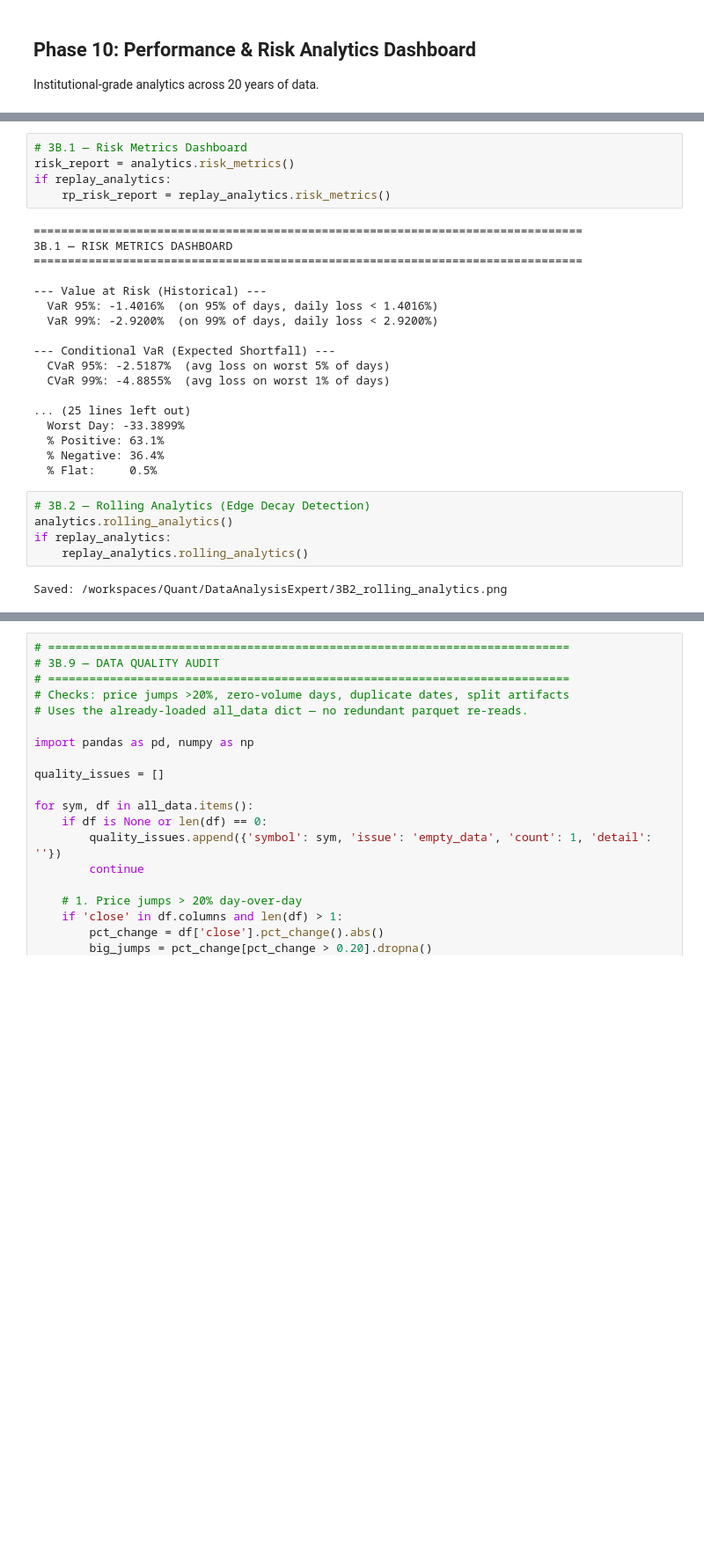
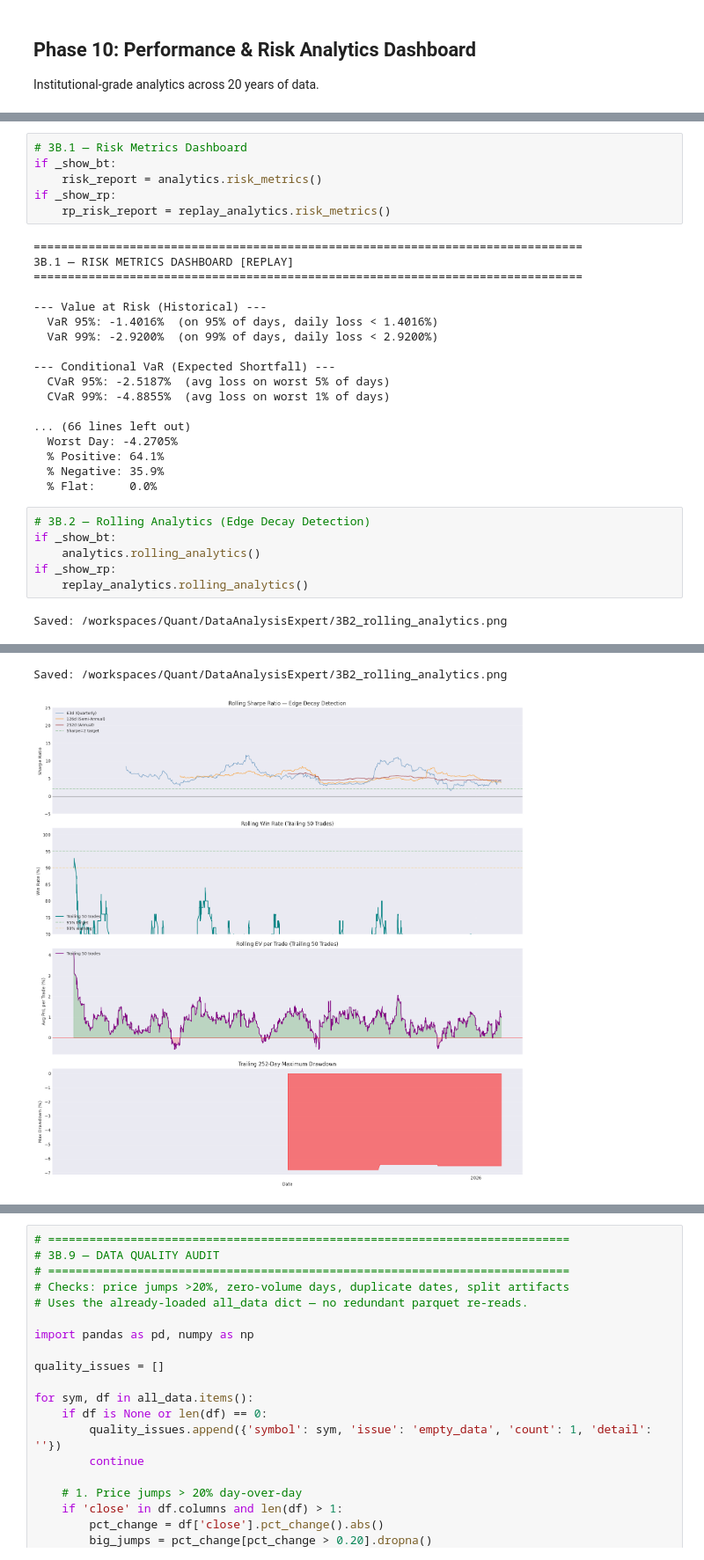
Before and after one commit to Shimmy-Shams/Quant, a Jupyter notebook: src/main_mean_reversion.ipynb, the cells around one changed output, grey strips where cells are left out. Shown at 88% size. Cells and saved outputs as stored; diff of their text form; blank space fills up the shorter version.

```diff
--- a/src/main_mean_reversion.ipynb
+++ b/src/main_mean_reversion.ipynb
@@ -1411,11 +1436,12 @@ CAPITAL UTILIZATION DIAGNOSTIC
 # %%
 # 3B.1 — Risk Metrics Dashboard
-risk_report = analytics.risk_metrics()
-if replay_analytics:
+if _show_bt:
+    risk_report = analytics.risk_metrics()
+if _show_rp:
     rp_risk_report = replay_analytics.risk_metrics()
 # %% [output]
 ================================================================================
-3B.1 — RISK METRICS DASHBOARD
+3B.1 — RISK METRICS DASHBOARD [REPLAY]
 ================================================================================
 
 --- Value at Risk (Historical) ---
@@ -1426,18 +1452,21 @@ if replay_analytics:
   CVaR 95%: -2.5187%  (avg loss on worst 5% of days)
   CVaR 99%: -4.8855%  (avg loss on worst 1% of days)
 
-... (25 lines left out)
-  Worst Day: -33.3899%
-  % Positive: 63.1%
-  % Negative: 36.4%
-  % Flat:     0.5%
+... (66 lines left out)
+  Worst Day: -4.2705%
+  % Positive: 64.1%
+  % Negative: 35.9%
+  % Flat:     0.0%
 # %%
 # 3B.2 — Rolling Analytics (Edge Decay Detection)
-analytics.rolling_analytics()
-if replay_analytics:
+if _show_bt:
+    analytics.rolling_analytics()
+if _show_rp:
     replay_analytics.rolling_analytics()
 # %% [output]
 Saved: /workspaces/Quant/DataAnalysisExpert/3B2_rolling_analytics.png
 [figure]
+Saved: /workspaces/Quant/DataAnalysisExpert/3B2_rolling_analytics.png
+[figure, added]
 # %%
 # 3B.3 — Trade-Level Analytics
```
Also changed, not shown: parts of 10 cells of this notebook, 1 other file.
